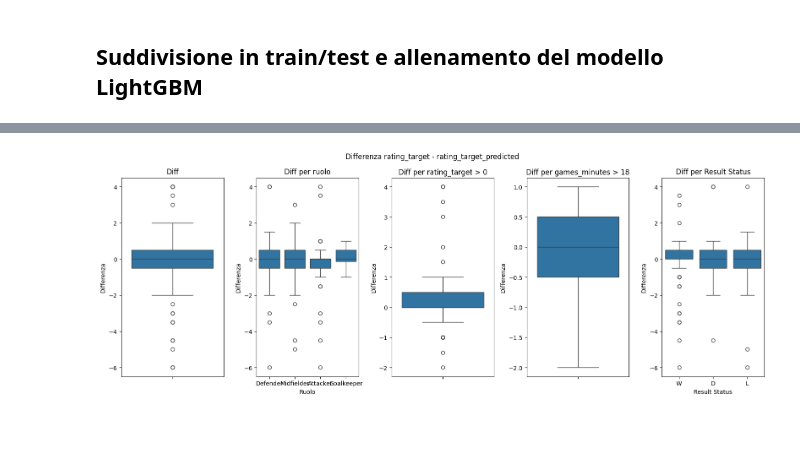
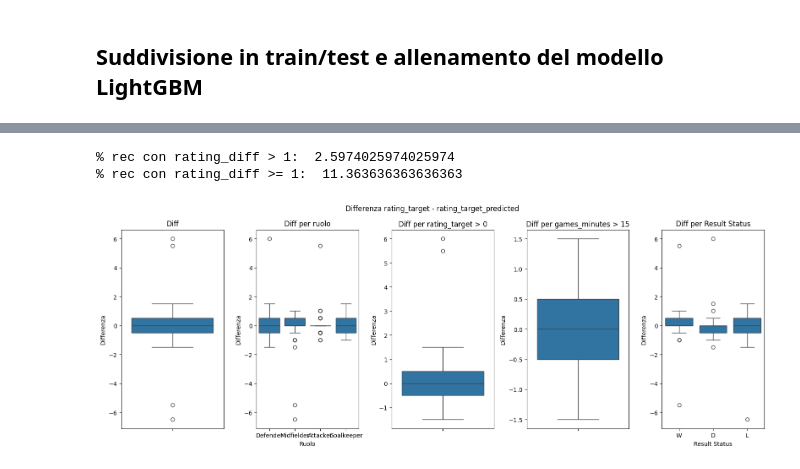
Before and after one commit to FrankMaverick/fantacalcio-rating-optimizer, a Jupyter notebook: 04_solution.ipynb, the cells around one changed output, grey strips where cells are left out. Saved outputs shown, nothing was run; the diff lists cells and outputs as text; code cells hidden in the pictures; blank space fills up the shorter version.

```diff
--- a/04_solution.ipynb
+++ b/04_solution.ipynb
@@ -153,4 +214,0 @@ df_encoded
-# %%
-# rimuovo le colonne che non servono più
-df_encoded = df_encoded.drop('result_status', axis=1)
-df_encoded = df_encoded.drop('games_substitute', axis=1)
@@ -183,0 +215,15 @@ df.head()
+# %%
+# rimuovo le colonne che non servono più
+df = df_encoded.copy()
+
+df['games_substitute'] = df['games_substitute_encoded'].astype(int)
+df['result_status'] = df['result_status_encoded'].astype(int)
+df['games_minutes'] = df['games_minutes_step'].astype(int)
+
+df = df.drop('games_substitute_encoded', axis=1)
+df = df.drop('result_status_encoded', axis=1)
+df = df.drop('games_minutes_step', axis=1)
+
+#df = df.drop('passes_accuracy', axis=1)
+
+df.head()
@@ -190,16 +258,21 @@ from sklearn.preprocessing import RobustScaler
 numerical_columns = [
     'rating', 'games_minutes', 'offsides', 'shots_total', 'shots_on',
     'goals_total', 'goals_conceded', 'goals_assists', 'goals_saves',
-    'passes_total', 'passes_key', 'passes_accuracy', 'tackles_total',
+    'passes_total', 'passes_key', 'tackles_total', #'passes_accuracy'
     'tackles_blocks', 'tackles_interceptions', 'duels_total', 'duels_won',
     'dribbles_attempts', 'dribbles_success', 'dribbles_past', 'fouls_drawn',
     'fouls_committed', 'cards_yellow', 'cards_red', 'penalty_won',
-    'penalty_committed', 'penalty_scored', 'penalty_missed', 'penalty_saved'
+    'penalty_committed', 'penalty_scored', 'penalty_missed', 'penalty_saved',
+    'games_substitute', 'result_status', 'positive_contributions',
+    'negative_contributions', 'position_Attacker', 'position_Defender',
+    'position_Goalkeeper', 'position_Midfielder', 'passes_accuracy_perc'
     #'rating_target'
 ]
 
 data_scaler = RobustScaler()
-df[numerical_columns] = data_scaler.fit_transform(df[numerical_columns])
+df_no_target = df.drop(columns=['rating_target'])
+df[df_no_target.columns] = data_scaler.fit_transform(df_no_target)
+
 
 target_scaler = RobustScaler()
 df['rating_target'] = target_scaler.fit_transform(df[['rating_target']])
@@ -233,7 +305,9 @@ lgb_model = lgb.LGBMRegressor(
     learning_rate=0.01,
     max_depth=20,
     n_estimators=500,
-    num_leaves=50
+    num_leaves=50,
+    lambda_l1=0.1,  # ridurre il valore per limitare la regolarizzazione L1
+    lambda_l2=0.1   # ridurre il valore per limitare la regolarizzazione L2
 )
 
 # Allenamento del modello
@@ -347,9 +475,13 @@ X_test_filtered.to_csv('./out/rating_predictions.csv', index=False)
+# %%
+# Perc di record con rating_diff > 1
+print("% rec con rating_diff > 1: ", len(df[(abs(df['rating_diff']) > 1)]) / len(df) * 100)
+
+# Perc di record con rating_diff >= 1
+print("% rec con rating_diff >= 1: ", len(df[(abs(df['rating_diff']) >= 1)]) / len(df) * 100)
+# %% [output]
+% rec con rating_diff > 1:  2.5974025974025974
+% rec con rating_diff >= 1:  11.363636363636363
 # %%
-df = X_test_filtered.copy()
-
-# differenza tra rating target e rating_target_predicted
-df['rating_diff'] = df['rating_target'] - df['rating_target_predicted']
-
 # Stats di base sulla differenza tra rating e rating target
 diff_overall = df['rating_diff'].describe()
 
@@ -371,34 +503,34 @@ plt.title('Diff')
 plt.ylabel('Differenza')
 
 # Boxplot della differenza per ruolo (position)
 plt.subplot(1, 5, 2)
 sns.boxplot(x=df['position'], y=df['rating_diff'])
 plt.title('Diff per ruolo')
 plt.xlabel('Ruolo')
 plt.ylabel('Differenza')
 
 # Boxplot delle righe filtrate con rating_target > 0
 filtered_df = df[df['rating_target'] > 0]
 plt.subplot(1, 5, 3)
 sns.boxplot(y=filtered_df['rating_diff'])
 plt.title('Diff per rating_target > 0')
 plt.ylabel('Differenza')
 
-# Boxplot delle righe filtrate con games_minutes > 18
-filtered_df = df[df['games_minutes'] > 18]
+# 3. Boxplot delle righe filtrate con games_minutes > 15
+filtered_df = df[df['games_minutes'] > 15]
 plt.subplot(1, 5, 4)
 sns.boxplot(y=filtered_df['rating_diff'])
-plt.title('Diff per games_minutes > 18')
+plt.title('Diff per games_minutes > 15')
 plt.ylabel('Differenza')
 
 # 4. Boxplot della differenza rispetto a result_status
 plt.subplot(1, 5, 5)
 sns.boxplot(x=df['result_status'], y=df['rating_diff'])
 plt.title('Diff per Result Status')
 plt.xlabel('Result Status')
 plt.ylabel('Differenza')
 
 plt.tight_layout()
 plt.show()
 # %% [output]
-[figure, old version]
+[figure, new version]
```
Also changed, not shown: parts of 30 cells of this notebook, 4 other files.
